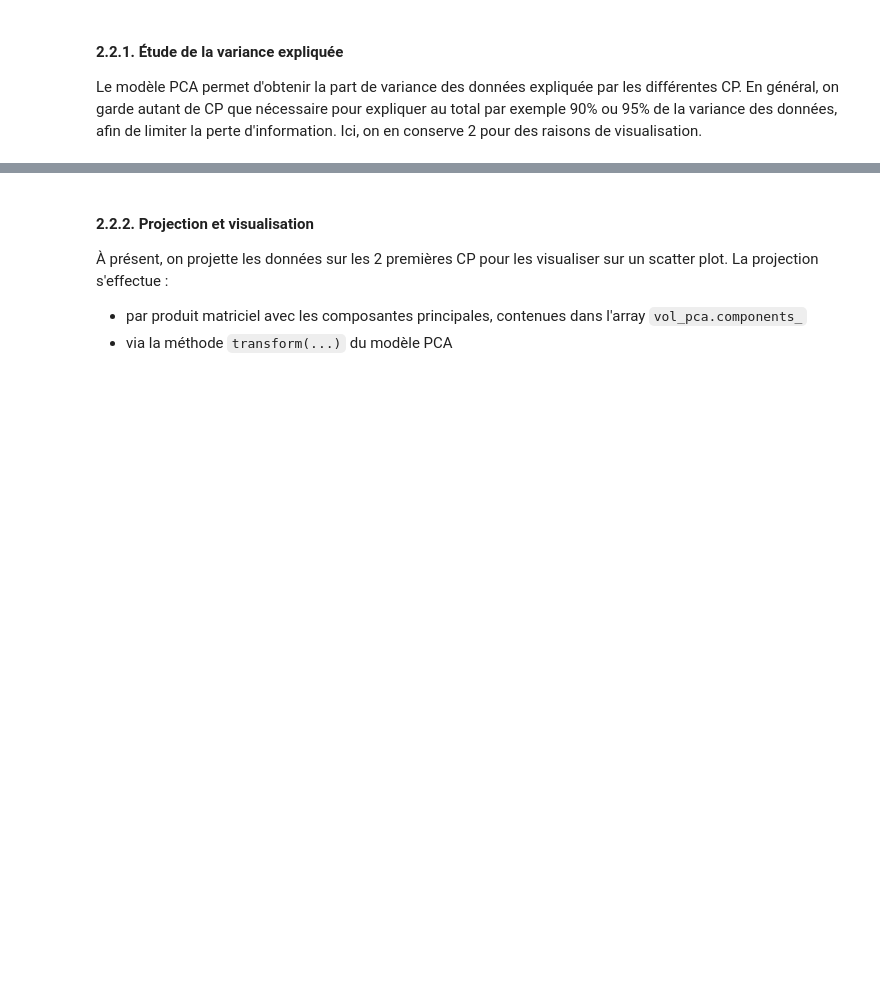
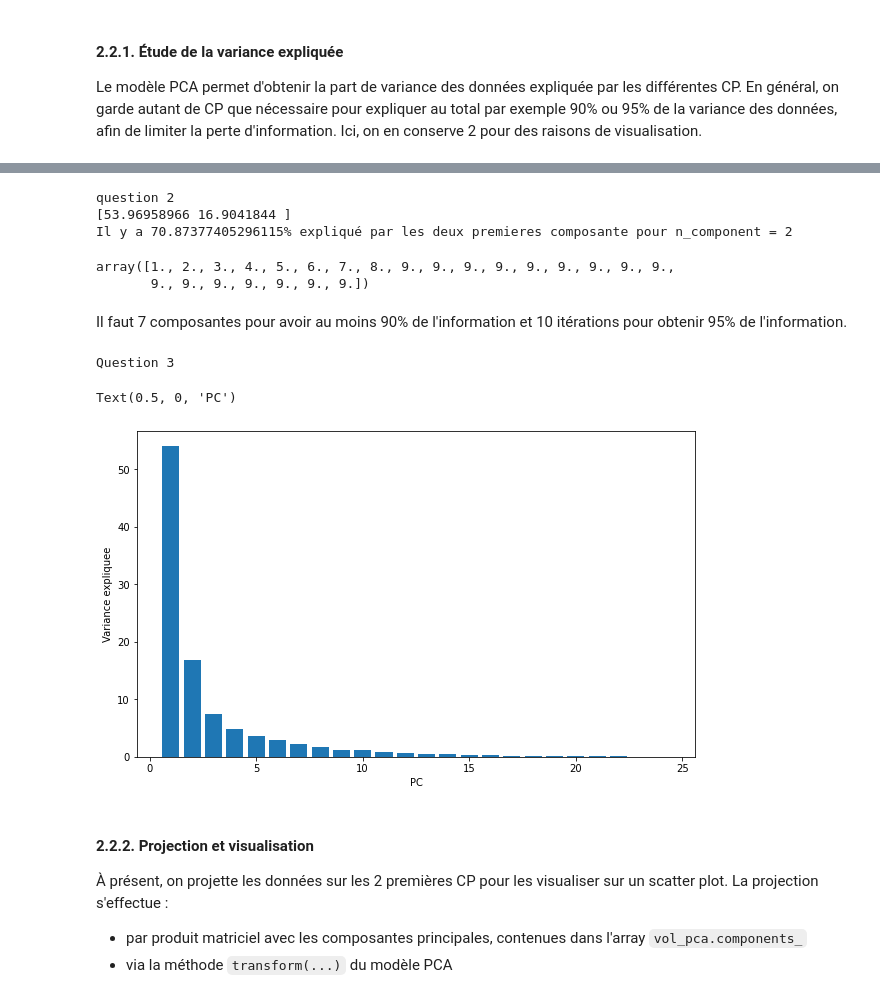
Before and after one commit to KrValentin/stats_descriptives, a Jupyter notebook: TD2/TD2.ipynb, the cells around one changed output, grey strips where cells are left out. Drawn from its saved outputs; the diff is of its cells as text; code cells hidden in the pictures; blank space fills up the shorter version.

```diff
--- a/TD2/TD2.ipynb
+++ b/TD2/TD2.ipynb
@@ -474,3 +508,39 @@ EXERCICE - Étude de la variance expliquée
+# %%
+print('question 2')
+vol_pca = PCA(n_components=2).fit(X_vol_norm)
+print(vol_pca.explained_variance_ratio_*100)
+taux = np.sum(vol_pca.explained_variance_ratio_*100)
+print(f'Il y a {taux}% expliqué par les deux premieres composante pour n_component = 2')
+# %% [output]
+question 2
+[53.96958966 16.9041844 ]
+Il y a 70.87377405296115% expliqué par les deux premieres composante pour n_component = 2
+# %%
+cumsum = np.cumsum(PCA(n_components=24).fit(X_vol_norm).explained_variance_ratio_*100)
+# obtenir 90% de l'info
+np.cumsum(1.*(cumsum<90))
+
+# obtenir 95% de l'information
+np.cumsum(1.*(cumsum<95))
+# %% [output]
+array([1., 2., 3., 4., 5., 6., 7., 8., 9., 9., 9., 9., 9., 9., 9., 9., 9.,
+       9., 9., 9., 9., 9., 9., 9.])
+# %% [markdown]
+Il faut 7 composantes pour avoir au moins 90% de l'information et 10 itérations pour obtenir 95% de l'information.
+# %%
+print('Question 3')
+pca_index = np.array([i+1for i in range(24)])
+ratio = PCA(n_components=24).fit(X_vol_norm).explained_variance_ratio_*100
+
+
+plt.figure(figsize=(10,6)) # la méthode figure permet de créer une nouvelle figure et de configurer ses paramètres
+plt.bar(pca_index, ratio)
+plt.ylabel('Variance expliquee')
+plt.xlabel('PC')
+# %% [output]
+Question 3
+Text(0.5, 0, 'PC')
+[figure, added]
 # %% [markdown]
 #### 2.2.2. Projection et visualisation
 
```
Also changed, not shown: parts of 7 cells of this notebook.
